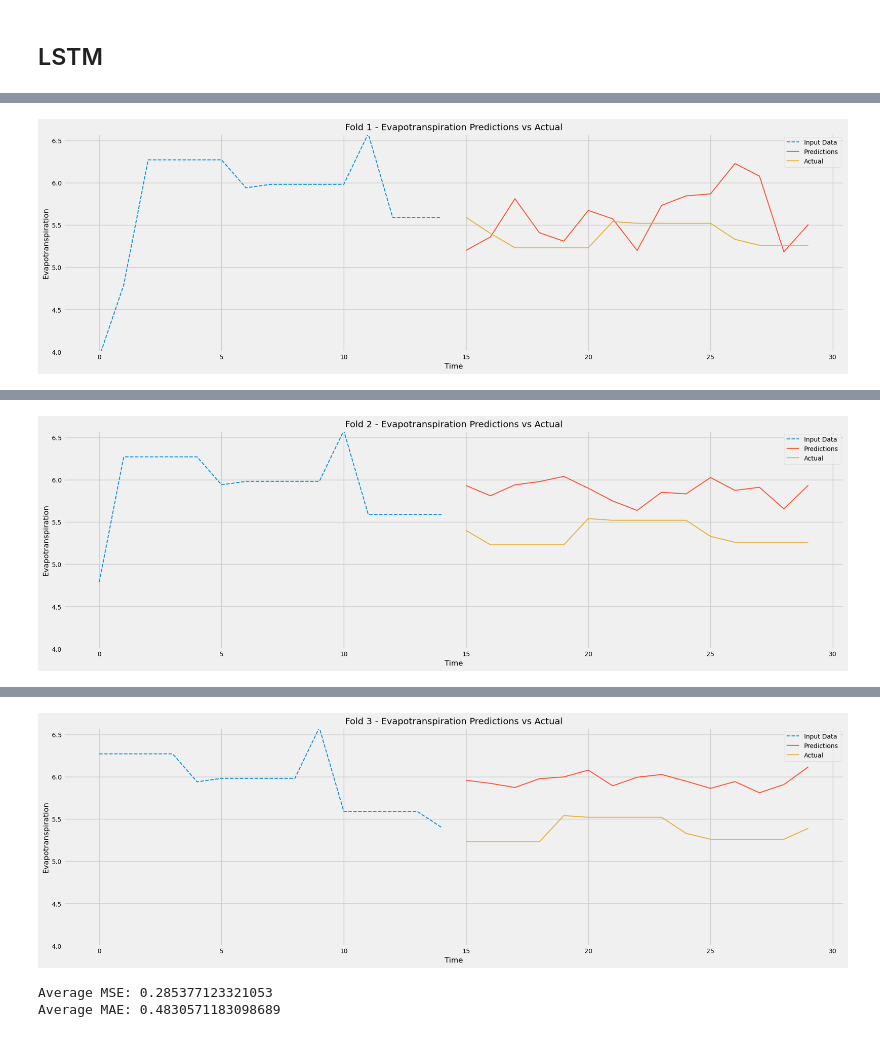
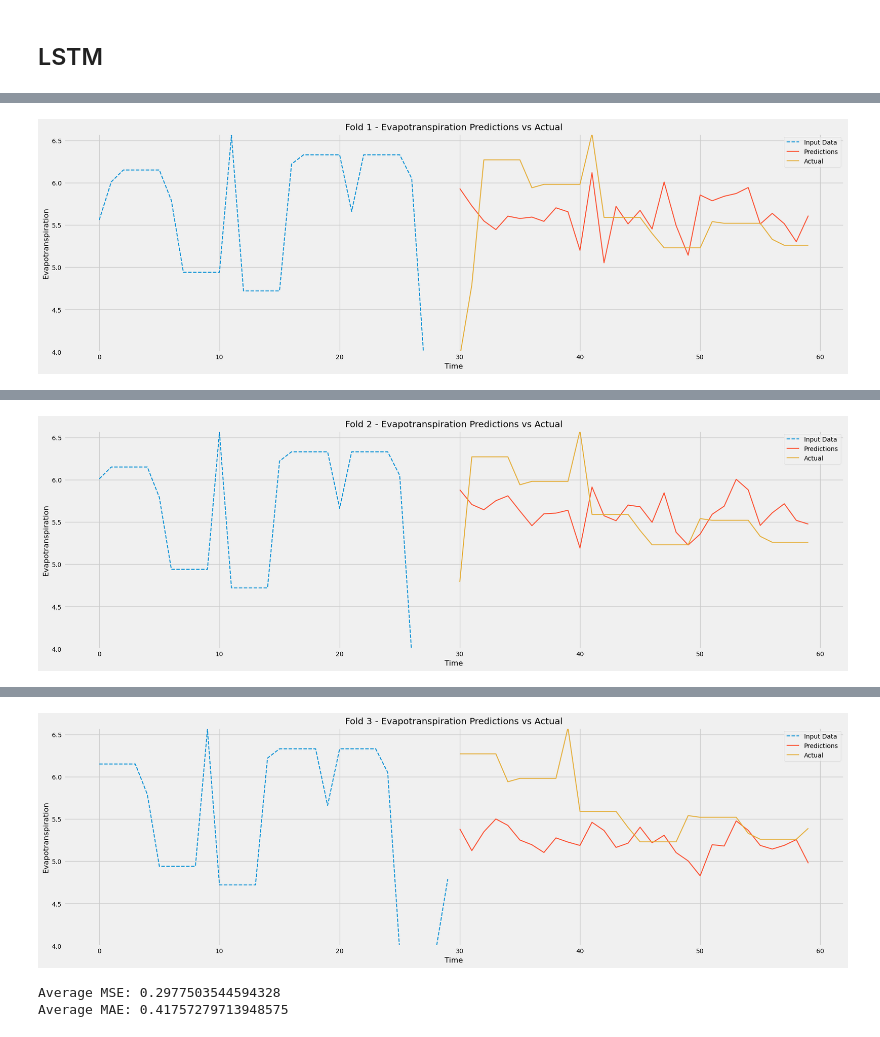
Before and after one commit to SensingTools/atlas-ml, a Jupyter notebook: Metodos_Forecasting_SAT.ipynb, the cells around one changed output, grey strips where cells are left out. Drawn from its saved outputs; the diff is of its cells as text; code cells hidden in the pictures.

```diff
--- a/Metodos_Forecasting_SAT.ipynb
+++ b/Metodos_Forecasting_SAT.ipynb
@@ -164,7 +164,7 @@ datos = datos.set_index('date')
 datos = datos.rename(columns={'x': 'y'})
 datos = datos.asfreq('D')
 datos = datos.sort_index()
-datos = datos.fillna(value=datos.shift(1))
+#datos = datos.fillna(value=datos.shift(1))
 
 datos.info()
 
@@ -196,6 +196,6 @@ memory usage: 41.6 KB
 | 2022-01-13 | NaN | NaN | NaN | NaN | NaN | NaN | NaN | NaN |
 | 2022-01-14 | NaN | NaN | NaN | NaN | NaN | NaN | NaN | NaN |
 # %%
-datos = datos.fillna(value=datos.shift(1))
+#datos = datos.fillna(value=datos.shift(1))
 datos.isna().sum()
 # %% [output]
@@ -211,7 +211,7 @@ dtype: int64
 # %%
 while datos["eto"].isna().sum() > 0:
     datos = datos.fillna(value=datos.shift(1))
-    datos["eto"].isna().sum()
+    #datos["eto"].isna().sum()
 # %%
 fig, ax = plt.subplots(figsize=(20, 8))
 datos['eto'].plot(ax=ax, label='Eto')
@@ -377,7 +377,7 @@ for column in df.columns:
     scaled_data[:, df.columns.get_loc(column)] = scalers[column].fit_transform(scaled_data[:, df.columns.get_loc(column)].reshape(-1, 1)).flatten()
 
 # Prepare input and output sequences
-n_days = 15  # Number of days in each sequence
+n_days = 30  # Number of days in each sequence
 X = []
 y = []
 for i in range(n_days, len(df) - n_days + 1):
@@ -436,7 +436,7 @@ for fold, (train_index, test_index) in enumerate(tscv.split(X), 1):
     # Plot predictions, actual values, and input data
     plt.figure(figsize=(20, 6))
     plt.plot(np.arange(len(inv_input)), inv_input, label='Input Data', linestyle='--')
-    plt.plot(np.arange(len(inv_input), len(inv_input) + len(inv_actual)),                    , label='Predictions')
+    plt.plot(np.arange(len(inv_input), len(inv_input) + len(inv_actual)), inv_predictions, label='Predictions')
     plt.plot(np.arange(len(inv_input), len(inv_input) + len(inv_actual)), inv_actual, label='Actual')
     plt.xlabel('Time')
     plt.ylabel('Evapotranspiration')
@@ -457 +458 @@ Fold 1 - MAE: 0.33239414850870763
-[figure, old version]
+[figure, new version]
@@ -463 +464 @@ Fold 2 - MAE: 0.5169414800008142
-[figure, old version]
+[figure, new version]
@@ -469,3 +470,3 @@ Fold 3 - MAE: 0.5998357264200851
-[figure, old version]
+[figure, new version]
-Average MSE: 0.285377123321053
-Average MAE: 0.4830571183098689
+Average MSE: 0.2977503544594328
+Average MAE: 0.41757279713948575
```
Also changed, not shown: parts of 4 cells of this notebook, 4 other files.
